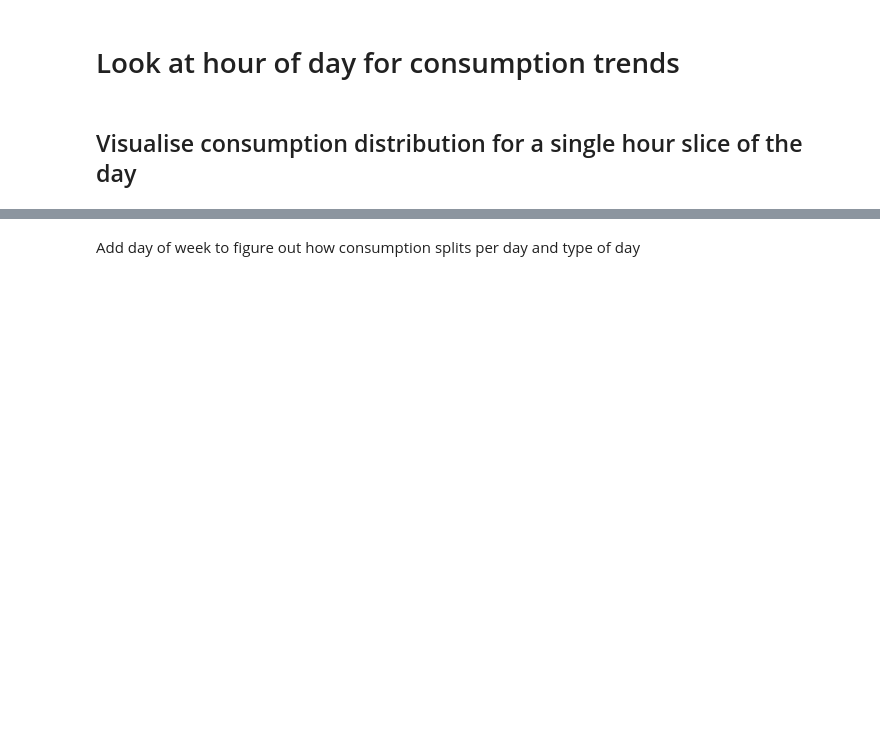
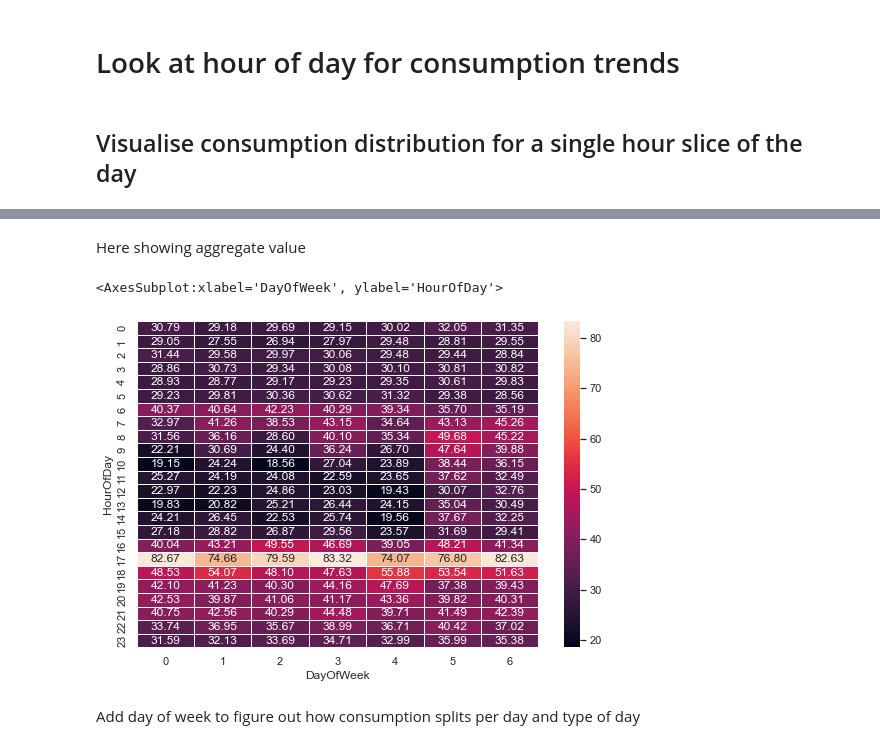
Before and after one commit to jriisj/UtilitiesConsumptionADE, a Jupyter notebook: src/index.ipynb, the cells around one changed output, grey strips where cells are left out. Saved outputs shown, nothing was run; the diff lists cells and outputs as text; code cells hidden in the pictures; blank space fills up the shorter version.

Commit message:
All back on track, added heatmap with SUM

```diff
--- a/src/index.ipynb
+++ b/src/index.ipynb
@@ -16,6 +16,6 @@
 import pandas as pd
 import numpy as np
 date_parser = lambda x: pd.datetime.strptime(x, '%Y-%m-%d %H:%M:%S')
-consumption = pd.read_csv('data/elforbrug/elforbrug_2020_2021.csv',delimiter=';',parse_dates=['Fradato'], decimal=',')
+consumption = pd.read_csv('../data/elforbrug/elforbrug_2020_2021.csv',delimiter=';',parse_dates=['Fradato'], decimal=',')
 consumption['HourOfDay'] = consumption['Fradato'].dt.hour
 consumption.head()
@@ -39,3 +52,13 @@ sns.heatmap(conspivot, annot=False, fmt='f', linewidths=.5, ax=ax)
+# %% [markdown]
+Here showing aggregate value
+# %%
+conspivot = consumption.pivot_table(index = ['HourOfDay'], columns =['DayOfWeek'], values = 'Forbrug', aggfunc=np.sum )
+
+f, ax = plt.subplots(figsize=(9, 6))
+sns.heatmap(conspivot, annot=True, fmt='.2f', linewidths=.5, ax=ax)
+# %% [output]
+<AxesSubplot:xlabel='DayOfWeek', ylabel='HourOfDay'>
+[figure, added]
 # %% [markdown]
 Add day of week to figure out how consumption splits per day and type of day
 # %%
```
Also changed, not shown: parts of 3 cells of this notebook, 1 other file.
